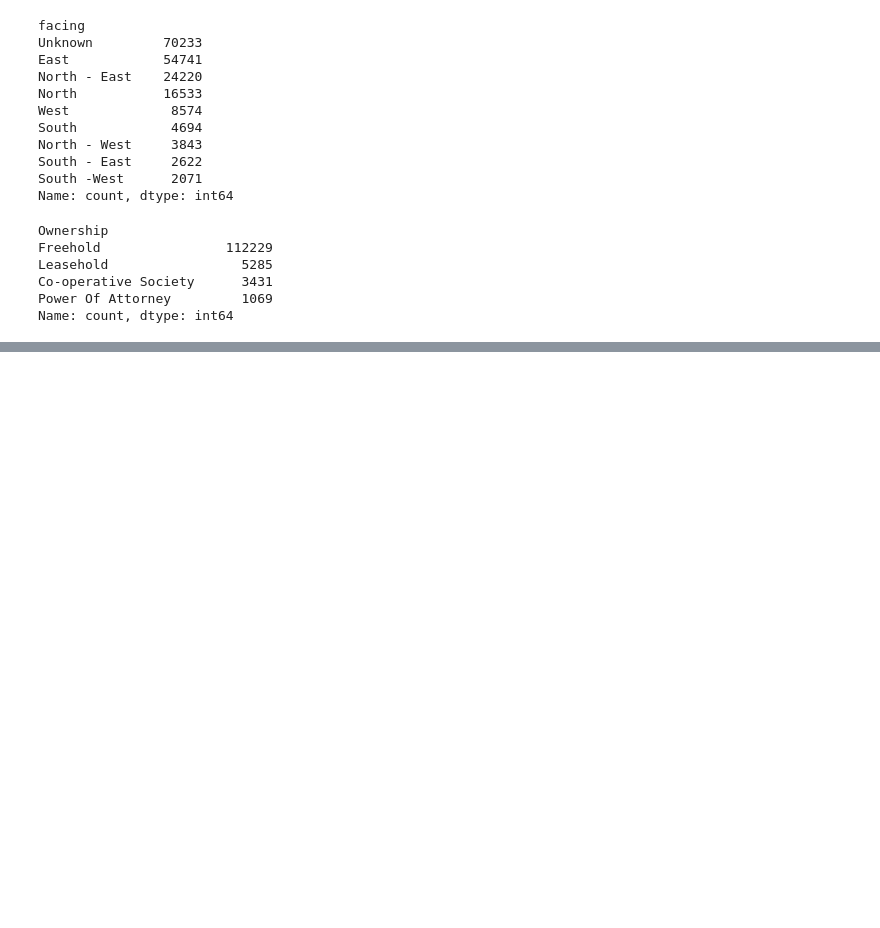
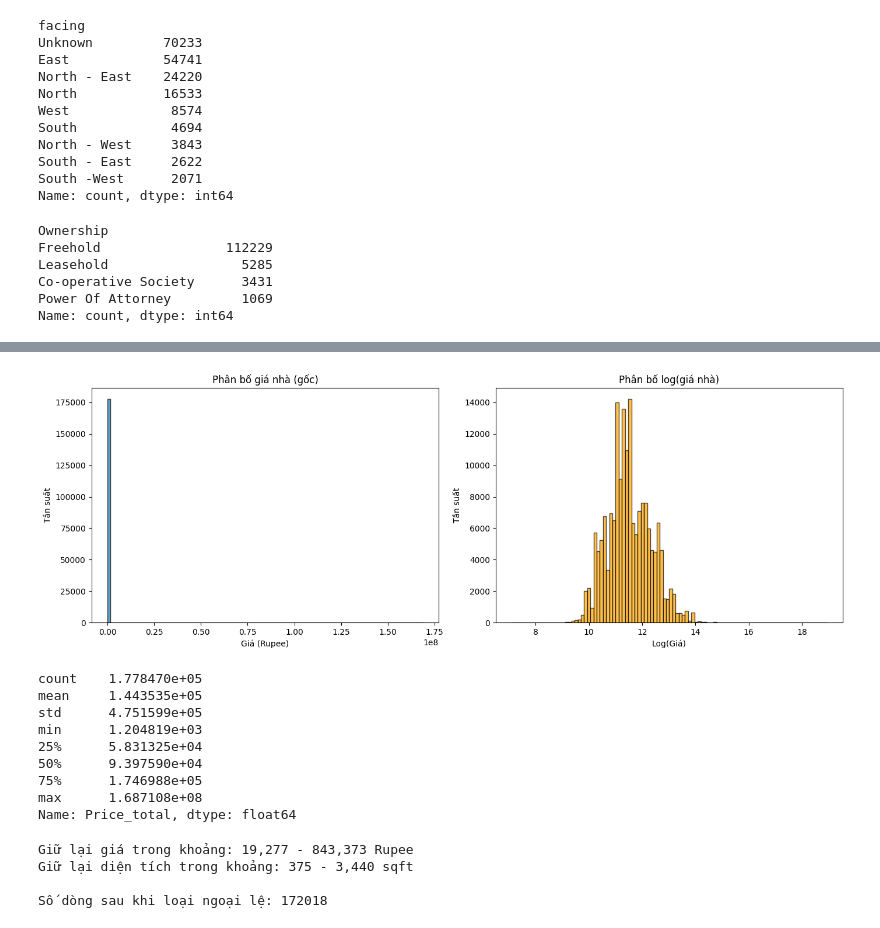
Before and after one commit to vyvy31082004/House-Price-Prediction, a Jupyter notebook: final.ipynb, the cells around one changed output, grey strips where cells are left out. Cells and saved outputs as stored; diff of their text form; code cells hidden in the pictures; blank space fills up the shorter version.

```diff
--- a/final.ipynb
+++ b/final.ipynb
@@ -149,0 +358,47 @@ Name: Ownership, Length: 187531, dtype: object
+# %%
+# Phân bố giá nhà (gốc và log)
+fig, axes = plt.subplots(1, 2, figsize=(14, 5))
+
+axes[0].hist(data['Price_total'], bins=100, edgecolor='black', alpha=0.7)
+axes[0].set_title('Phân bố giá nhà (gốc)')
+axes[0].set_xlabel('Giá (Rupee)')
+axes[0].set_ylabel('Tần suất')
+
+axes[1].hist(np.log1p(data['Price_total']), bins=100, edgecolor='black', alpha=0.7, color='orange')
+axes[1].set_title('Phân bố log(giá nhà)')
+axes[1].set_xlabel('Log(Giá)')
+axes[1].set_ylabel('Tần suất')
+
+plt.tight_layout()
+plt.show()
+
+print(data['Price_total'].describe())
+# %% [output]
+[figure, added]
+count    1.778470e+05
+mean     1.443535e+05
+std      4.751599e+05
+min      1.204819e+03
+25%      5.831325e+04
+50%      9.397590e+04
+75%      1.746988e+05
+max      1.687108e+08
+Name: Price_total, dtype: float64
+# %%
+# Loại bỏ ngoại lệ bằng percentile (1% - 99%)
+Q1 = data['Price_total'].quantile(0.01)
+Q3 = data['Price_total'].quantile(0.99)
+print(f"Giữ lại giá trong khoảng: {Q1:,.0f} - {Q3:,.0f} Rupee")
+data = data[(data['Price_total'] >= Q1) & (data['Price_total'] <= Q3)]
+
+Q1_ca = data['Carpet Area'].quantile(0.01)
+Q3_ca = data['Carpet Area'].quantile(0.99)
+print(f"Giữ lại diện tích trong khoảng: {Q1_ca:,.0f} - {Q3_ca:,.0f} sqft")
+data = data[(data['Carpet Area'] >= Q1_ca) & (data['Carpet Area'] <= Q3_ca)]
+
+print(f"\nSố dòng sau khi loại ngoại lệ: {len(data)}")
+# %% [output]
+Giữ lại giá trong khoảng: 19,277 - 843,373 Rupee
+Giữ lại diện tích trong khoảng: 375 - 3,440 sqft
+
+Số dòng sau khi loại ngoại lệ: 172018
```
Also changed, not shown: parts of 33 cells of this notebook, 5 other files.
